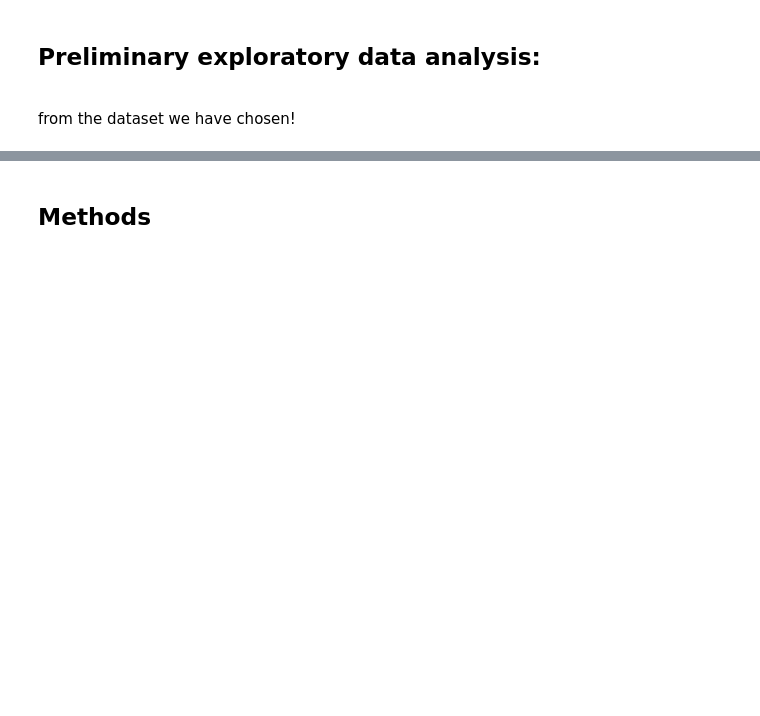
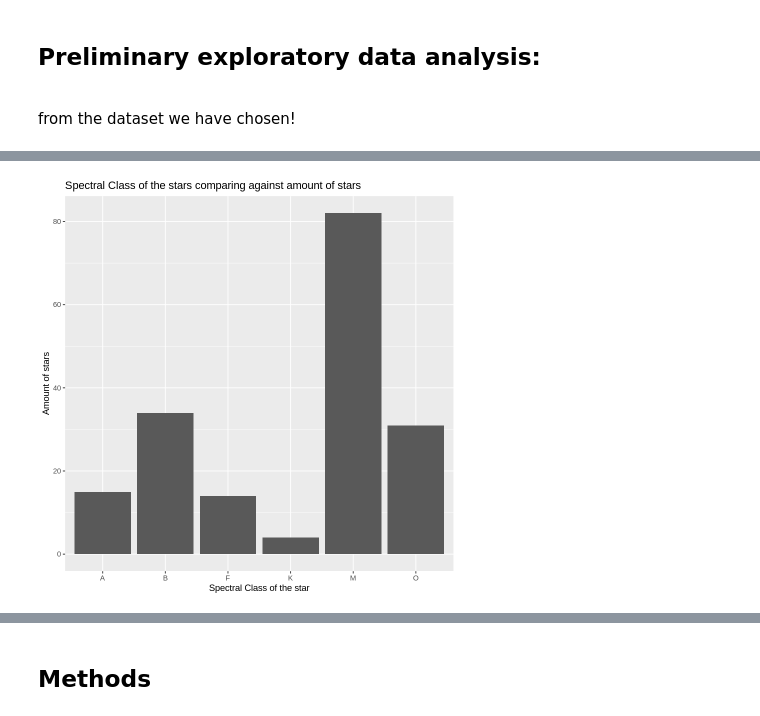
Before and after one commit to zackpeachell/DSCI-100-group-008-05-w12023, a Jupyter notebook: Group_proposal.ipynb, the cells around one changed output, grey strips where cells are left out. Drawn from its saved outputs; the diff is of its cells as text; code cells hidden in the pictures; blank space fills up the shorter version.

```diff
--- a/Group_proposal.ipynb
+++ b/Group_proposal.ipynb
@@ -87,0 +114,12 @@ A tibble: 7 × 2
+# %%
+options(repr.width.plot = 10, repr.height.plot = 10)
+
+star_plot <- star_counted |>
+                ggplot(aes(x = Spectral_Class, y = count))+
+                geom_bar(stat = "identity")+
+                xlab("Spectral Class of the star")+
+                ylab("Amount of stars")+
+                ggtitle("Spectral Class of the stars comparing against amount of stars")
+star_plot
+# %% [output]
+[figure, added]
```
Also changed, not shown: parts of 8 cells of this notebook.
